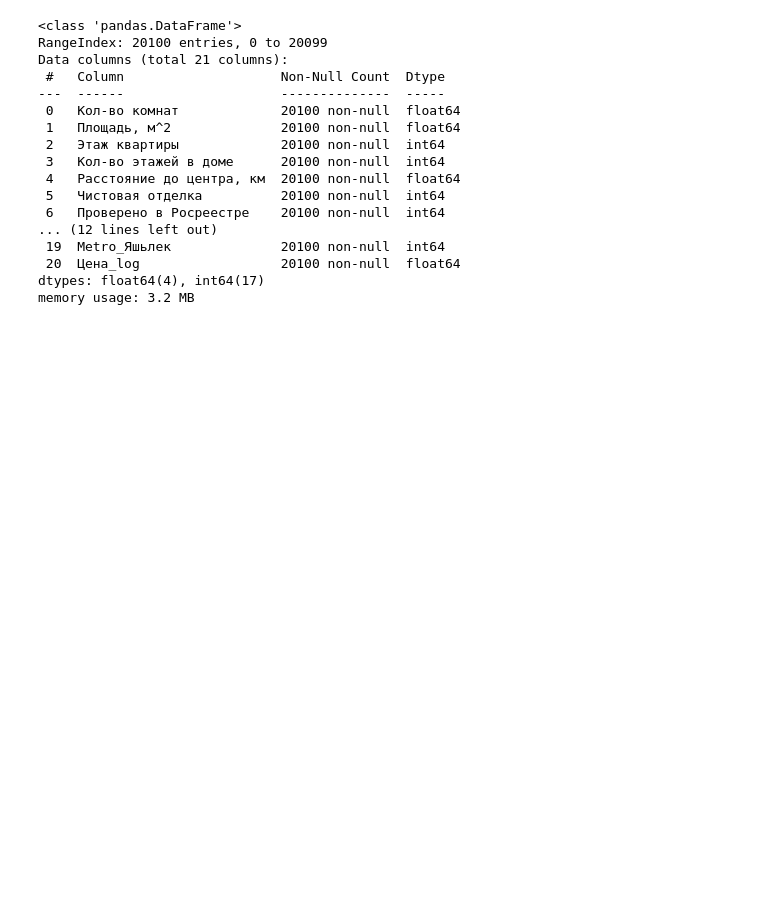
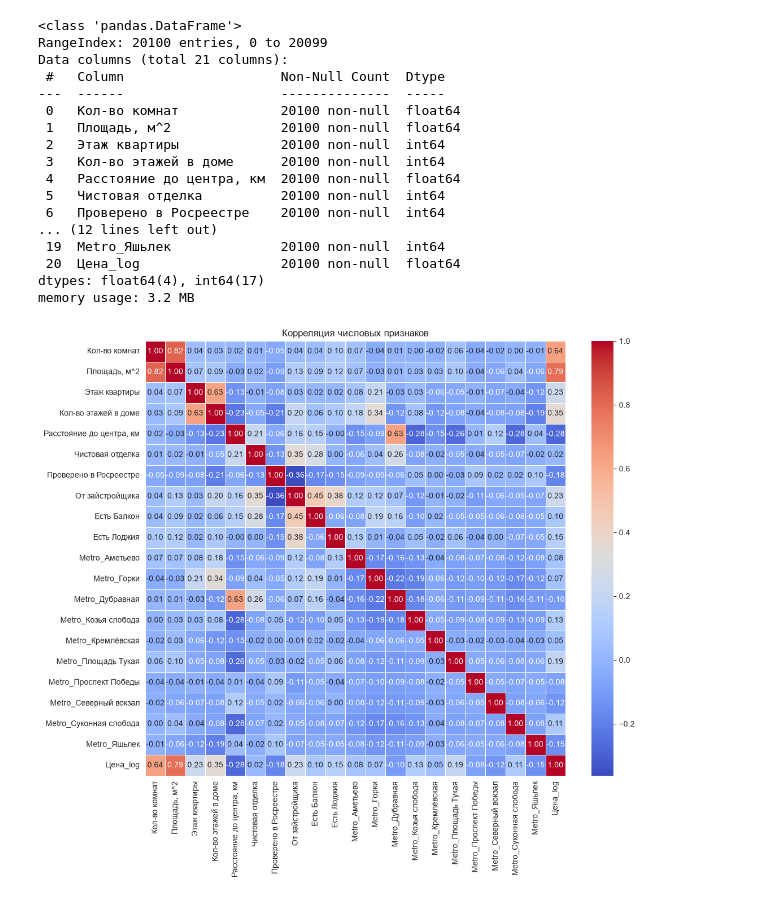
Before and after one commit to Roman1R/Various_Linear_Regression_Factors, a Jupyter notebook: Dataset (Farhat)/data_process.ipynb, the cells around one changed output. Saved outputs shown, nothing was run; the diff lists cells and outputs as text; code cells hidden in the pictures; blank space fills up the shorter version.

```diff
--- a/Dataset (Farhat)/data_process.ipynb
+++ b/Dataset (Farhat)/data_process.ipynb
@@ -92,9 +100,6 @@ plt.show()
 # 1. Удаляем ненужные столбцы
 df = df.drop(columns=['Цена', 'Относительный этаж', 'Расстояние до ближайшей станции метро, км'])
 
-# 2. Проверяем, что Кол-во комнат стало числом (сейчас оно str)
-df['Кол-во комнат'] = df['Кол-во комнат'].astype(int)
-
-# 3. Булевы столбцы метро превращаем в int (0/1)
+# 2. Булевы столбцы метро превращаем в int (0/1)
 metro_cols = [col for col in df.columns if col.startswith('Metro_')]
 df[metro_cols] = df[metro_cols].astype(int)
@@ -174,3 +161,11 @@ Data columns (total 21 columns):
  20  Цена_log                  20100 non-null  float64
 dtypes: float64(4), int64(17)
 memory usage: 3.2 MB
+# %%
+numeric_df = df.select_dtypes(include=[np.number])
+plt.figure(figsize=(12, 10))
+sns.heatmap(numeric_df.corr(), annot=True, cmap='coolwarm', fmt='.2f', linewidths=0.5)
+plt.title('Корреляция числовых признаков')
+plt.show()
+# %% [output]
+[figure, added]
```
Also changed, not shown: parts of 4 cells of this notebook.
